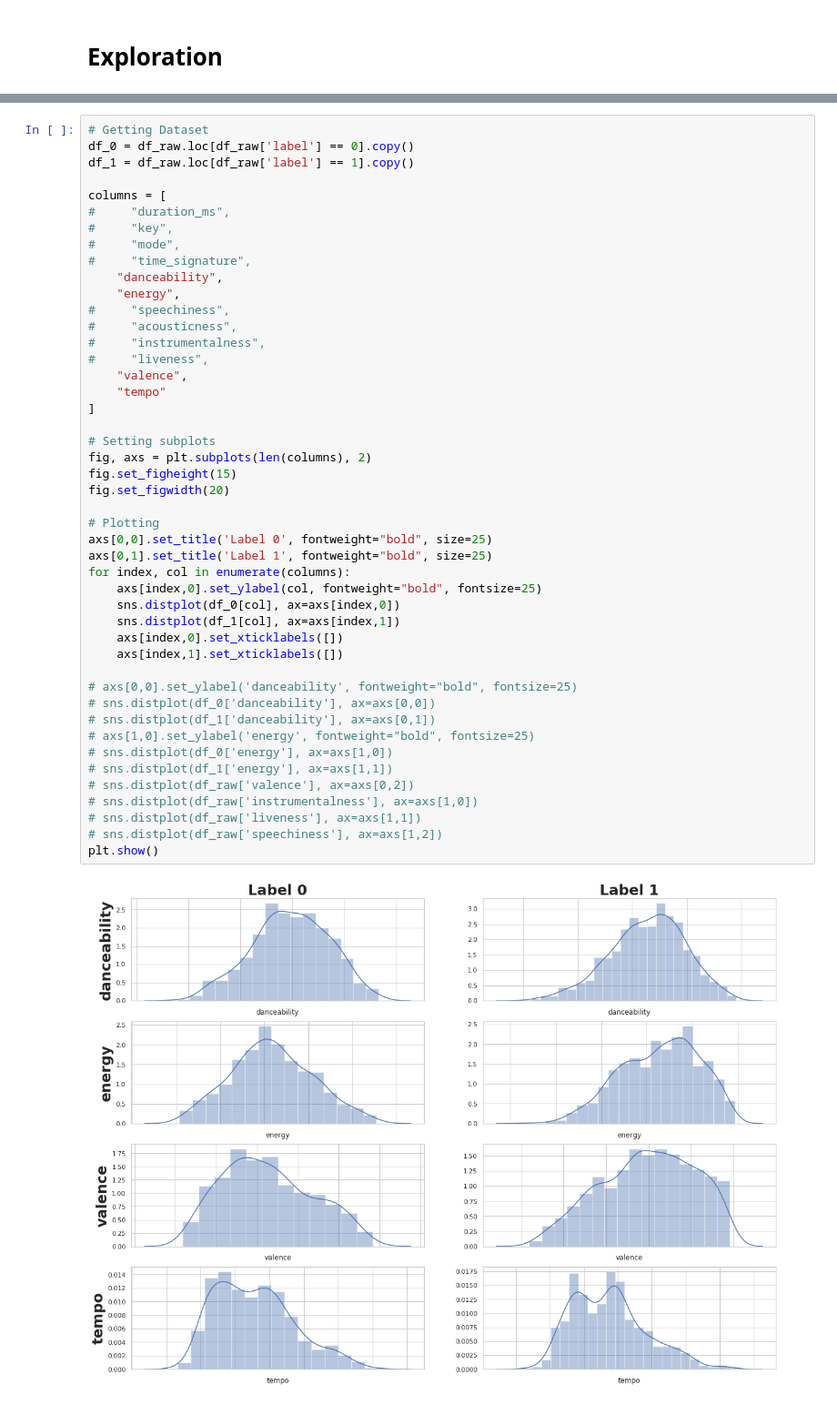
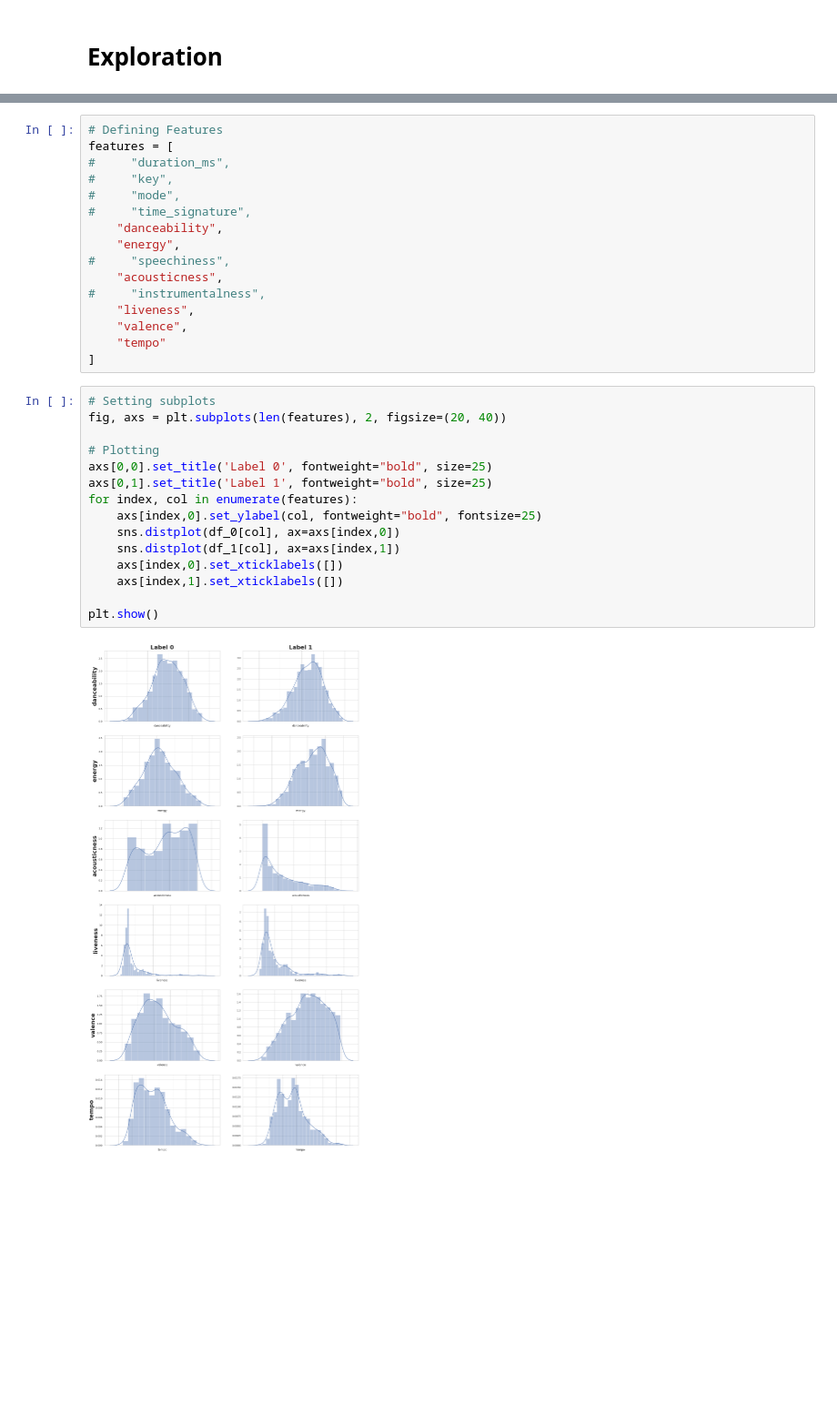
Before and after one commit to marcelodof/spotify-playlist-manager, a Jupyter notebook: notebook/PlaylistManagerNotebook.ipynb, the cells around one changed output, grey strips where cells are left out. Shown at 91% size. Saved outputs shown, nothing was run; the diff lists cells and outputs as text; blank space fills up the shorter version.

```diff
--- a/notebook/PlaylistManagerNotebook.ipynb
+++ b/notebook/PlaylistManagerNotebook.ipynb
@@ -46,48 +76,33 @@ df_raw.head()
+# %%
+# Defining Features
+features = [
+#     "duration_ms",
+#     "key",
+#     "mode",
+#     "time_signature",
+    "danceability",
+    "energy",
+#     "speechiness",
+    "acousticness",
+#     "instrumentalness",
+    "liveness",
+    "valence",
+    "tempo"
+]
 # %%
-# Getting Dataset
-df_0 = df_raw.loc[df_raw['label'] == 0].copy()
-df_1 = df_raw.loc[df_raw['label'] == 1].copy()
-
-columns = [
-#     "duration_ms",
-#     "key",
-#     "mode",
-#     "time_signature",
-    "danceability",
-    "energy",
-#     "speechiness",
-#     "acousticness",
-#     "instrumentalness",
-#     "liveness",
-    "valence",
-    "tempo"
-]
-
 # Setting subplots
-fig, axs = plt.subplots(len(columns), 2)
-fig.set_figheight(15)
-fig.set_figwidth(20)
+fig, axs = plt.subplots(len(features), 2, figsize=(20, 40))
 
 # Plotting
 axs[0,0].set_title('Label 0', fontweight="bold", size=25)
 axs[0,1].set_title('Label 1', fontweight="bold", size=25)
-for index, col in enumerate(columns):
+for index, col in enumerate(features):
     axs[index,0].set_ylabel(col, fontweight="bold", fontsize=25)
     sns.distplot(df_0[col], ax=axs[index,0])
     sns.distplot(df_1[col], ax=axs[index,1])
     axs[index,0].set_xticklabels([])
     axs[index,1].set_xticklabels([])
 
-# axs[0,0].set_ylabel('danceability', fontweight="bold", fontsize=25)
-# sns.distplot(df_0['danceability'], ax=axs[0,0])
-# sns.distplot(df_1['danceability'], ax=axs[0,1])
-# axs[1,0].set_ylabel('energy', fontweight="bold", fontsize=25)
-# sns.distplot(df_0['energy'], ax=axs[1,0])
-# sns.distplot(df_1['energy'], ax=axs[1,1])
-# sns.distplot(df_raw['valence'], ax=axs[0,2])
-# sns.distplot(df_raw['instrumentalness'], ax=axs[1,0])
-# sns.distplot(df_raw['liveness'], ax=axs[1,1])
-# sns.distplot(df_raw['speechiness'], ax=axs[1,2])
 plt.show()
 # %% [output]
-[figure, old version]
+[figure, new version]
```
Also changed, not shown: parts of 5 cells of this notebook.
